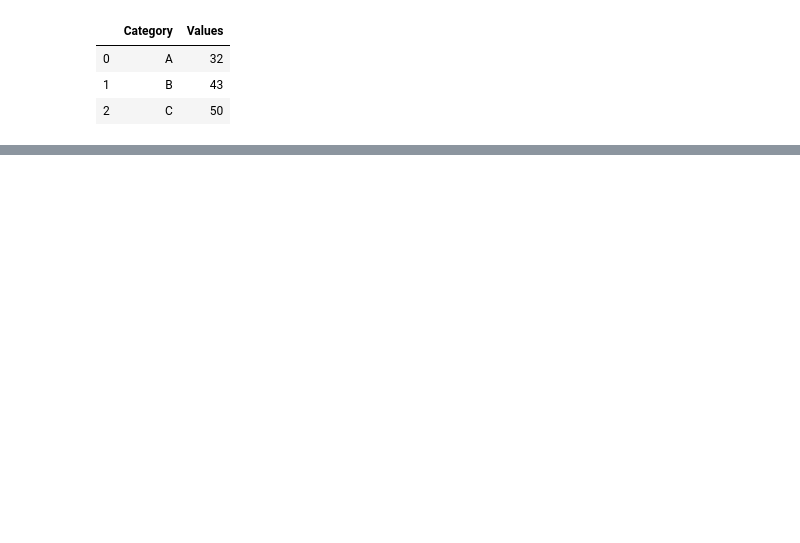
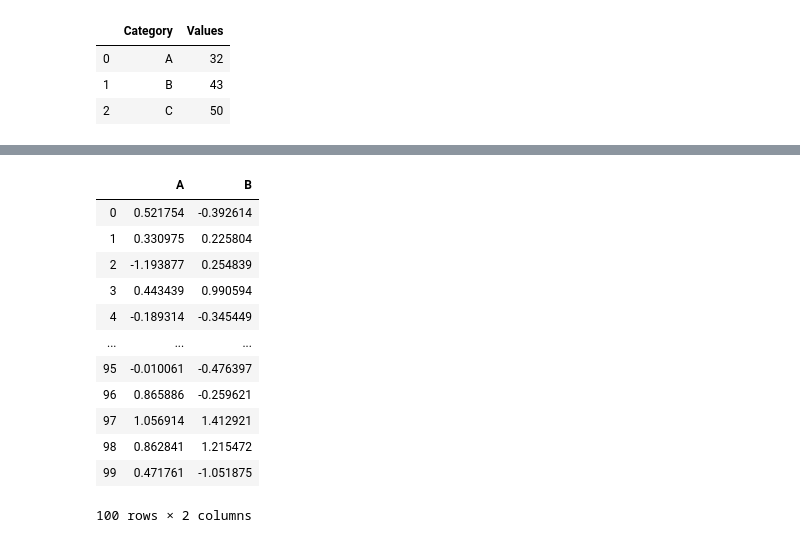
Before and after one commit to MastaMinds/Python_for_Data_Science_and_Machine_Learning, a Jupyter notebook: 08-Plotly-and-Cufflinks/Ahmhmd_PlotlyAndCufflinks.ipynb, the cells around one changed output, grey strips where cells are left out. Drawn from its saved outputs; the diff is of its cells as text; code cells hidden in the pictures; blank space fills up the shorter version.

```diff
--- a/08-Plotly-and-Cufflinks/Ahmhmd_PlotlyAndCufflinks.ipynb
+++ b/08-Plotly-and-Cufflinks/Ahmhmd_PlotlyAndCufflinks.ipynb
@@ -65,0 +113,16 @@ df2.iplot(kind='bar',x='Category',y='Values')
+# %%
+df[['A','B']]
+# %% [output]
+|  | A | B |
+| 0 | 0.521754 | -0.392614 |
+| 1 | 0.330975 | 0.225804 |
+| 2 | -1.193877 | 0.254839 |
+| 3 | 0.443439 | 0.990594 |
+| 4 | -0.189314 | -0.345449 |
+| ... | ... | ... |
+| 95 | -0.010061 | -0.476397 |
+| 96 | 0.865886 | -0.259621 |
+| 97 | 1.056914 | 1.412921 |
+| 98 | 0.862841 | 1.215472 |
+| 99 | 0.471761 | -1.051875 |
+100 rows × 2 columns
```
Also changed, not shown: parts of 13 cells of this notebook, 2 other files.
